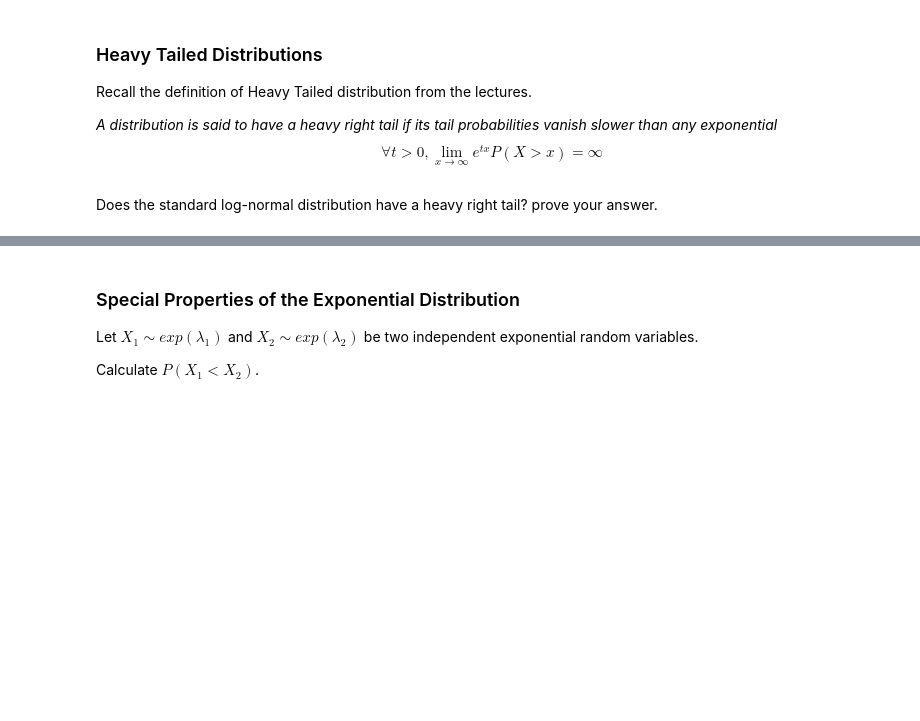
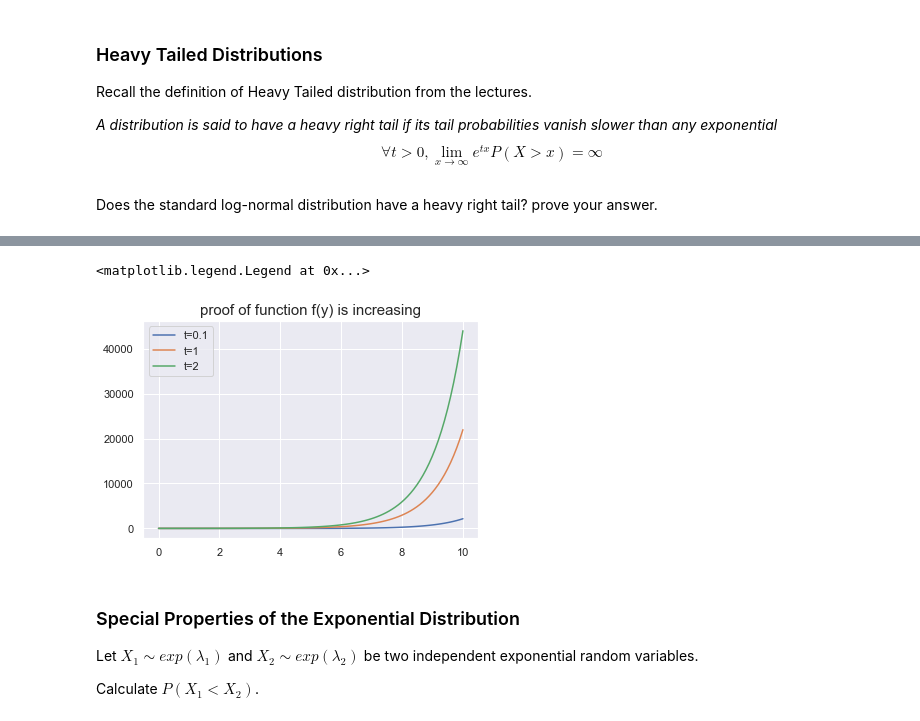
Before and after one commit to ronigold/Statistics_HW, a Jupyter notebook: HW3.ipynb, the cells around one changed output, grey strips where cells are left out. Cells and saved outputs as stored; diff of their text form; code cells hidden in the pictures; blank space fills up the shorter version.

```diff
--- a/HW3.ipynb
+++ b/HW3.ipynb
@@ -517,3 +539,20 @@ Does the standard log-normal distribution have a heavy right tail? prove your an
+# %%
+x = np.linspace(0,10,100)
+y1 = np.zeros(100)
+y2 = np.zeros(100)
+y3 = np.zeros(100)
+for i in range(100):
+    y1[i]=(-(x[i]**2)/2)+0.1*math.exp(x[i])
+    y2[i]=(-(x[i]**2)/2)+math.exp(x[i])
+    y3[i]=(-(x[i]**2)/2)+2*math.exp(x[i])
+plt.plot(x,y1, label = 't=0.1')
+plt.plot(x,y2, label = 't=1')
+plt.plot(x,y3, label = 't=2')
+plt.title('proof of function f(y) is increasing', fontsize=15)
+plt.legend()
+# %% [output]
+<matplotlib.legend.Legend at 0x...>
+[figure, added]
 # %% [markdown]
 ### Special Properties of the Exponential Distribution
 
```
Also changed, not shown: parts of 19 cells of this notebook.
